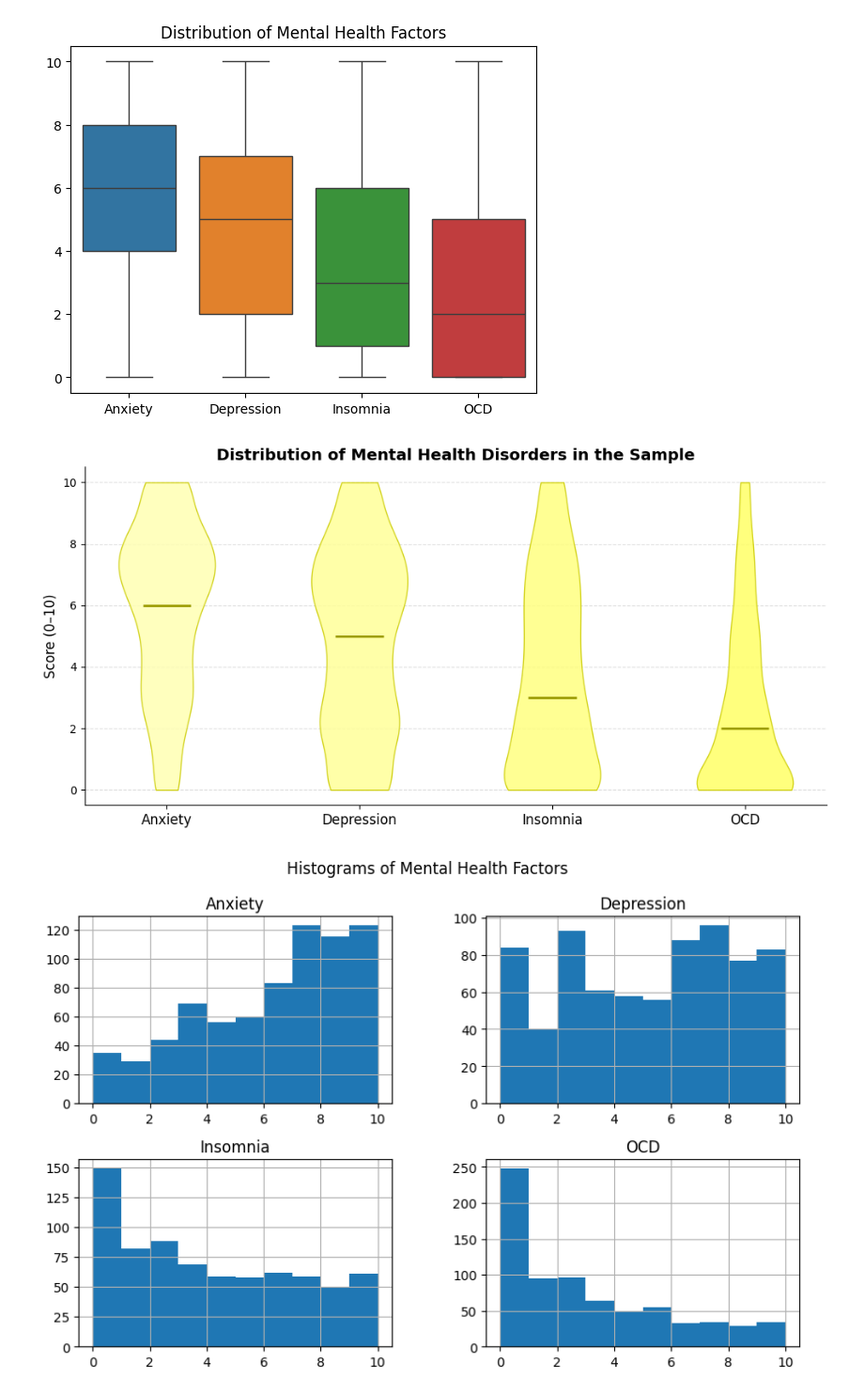
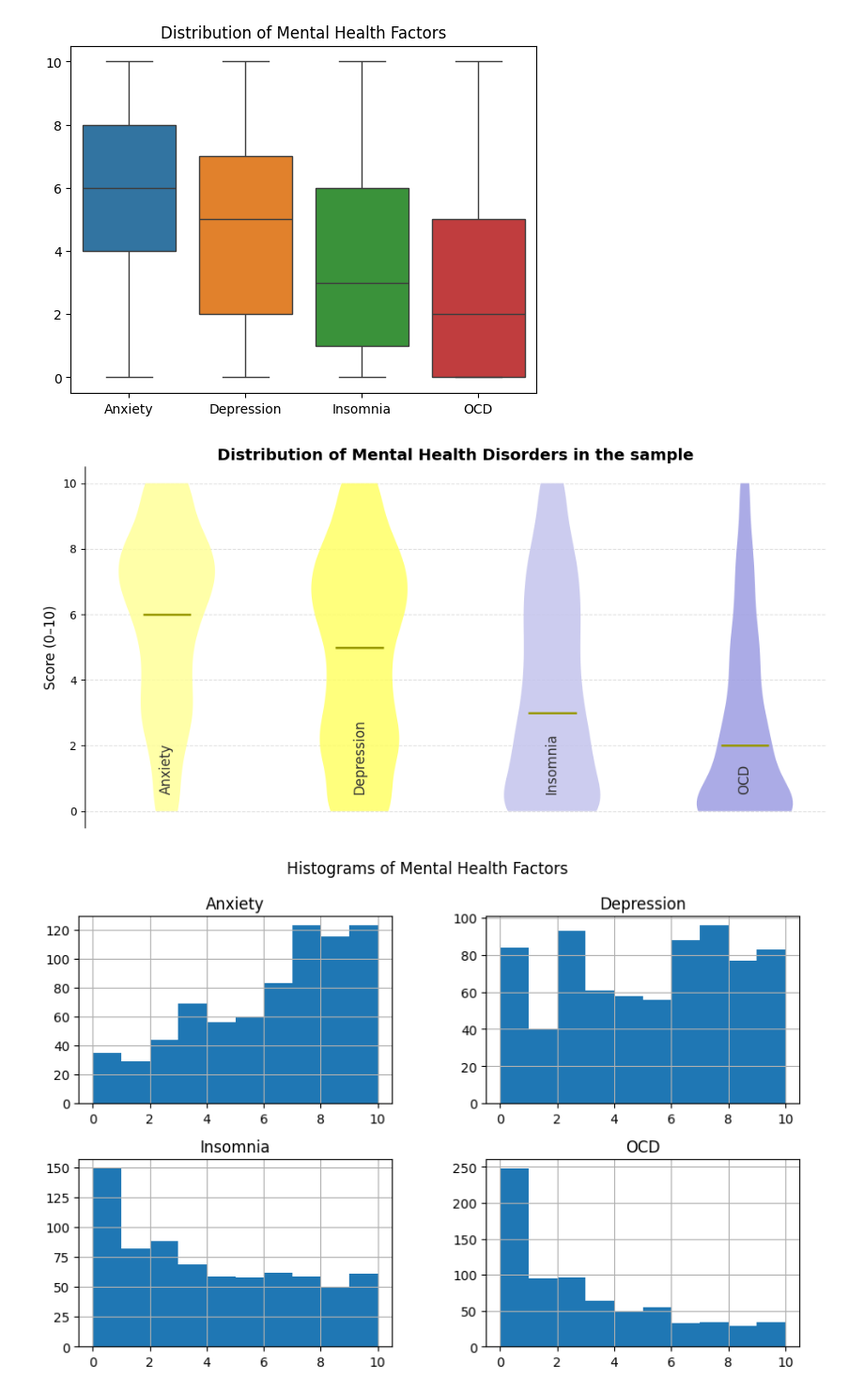
Before and after one commit to lrondal/I-am-hungry, a Jupyter notebook: project_dataVis_Letort_Rondal.ipynb, the cells around one changed output. Shown at 94% size. Saved outputs shown, nothing was run; the diff lists cells and outputs as text; code cells hidden in the pictures.

```diff
--- a/project_dataVis_Letort_Rondal.ipynb
+++ b/project_dataVis_Letort_Rondal.ipynb
@@ -477,28 +524,39 @@ plt.show()
 # %%
 fig, ax = plt.subplots(figsize=(10, 5))
 style_ax(ax, fig)
+
+palette = {
+    'Anxiety': YELLOWS[3],
+    'Depression': YELLOWS[5],
+    'Insomnia': BLUES[2],
+    'OCD': BLUES[4],
+}
 
 parts = ax.violinplot([df[m].dropna() for m in mental],
                       positions=range(len(mental)),
                       showmedians=True, showextrema=False)
 
-for i, pc in enumerate(parts['bodies']):
-    pc.set_facecolor(YELLOWS[i + 2])
-    pc.set_edgecolor('#cccc00')
+for pc, m in zip(parts['bodies'], mental):
+    pc.set_facecolor(palette[m])
     pc.set_alpha(0.85)
 
 parts['cmedians'].set_color('#999900')
 parts['cmedians'].set_linewidth(2)
 
-ax.set_xticks(range(len(mental)))
-ax.set_xticklabels(mental, fontsize=12)
+ax.spines[['bottom']].set_visible(False)
+ax.set_xticks([])
+ax.set_xlabel('')
 ax.set_ylabel('Score (0–10)', fontsize=12)
-ax.set_title('Distribution of Mental Health Disorders in the Sample', fontsize=14, fontweight='bold')
+
+for i, m in enumerate(mental):
+    ax.text(i, 0.5, m, rotation=90, ha='center', va='bottom', fontsize=12, color='#333')
+
+ax.set_title('Distribution of Mental Health Disorders in the sample', fontsize=14, fontweight='bold')
 
 plt.tight_layout()
 plt.show()
 # %% [output]
-[figure, old version]
+[figure, new version]
 # %%
 df[mental].hist(figsize=(10, 6), bins=10)
 plt.suptitle("Histograms of Mental Health Factors")
```
Also changed, not shown: parts of 4 cells of this notebook.
